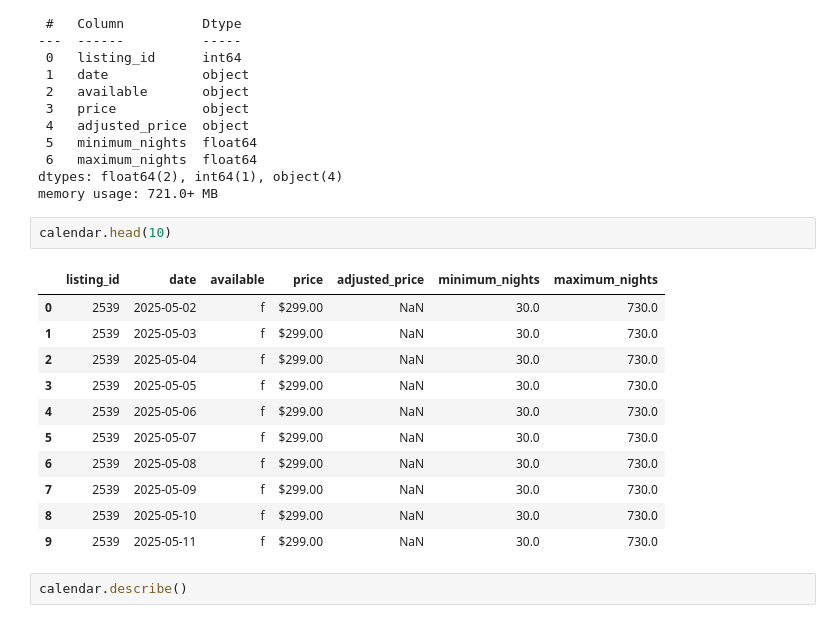
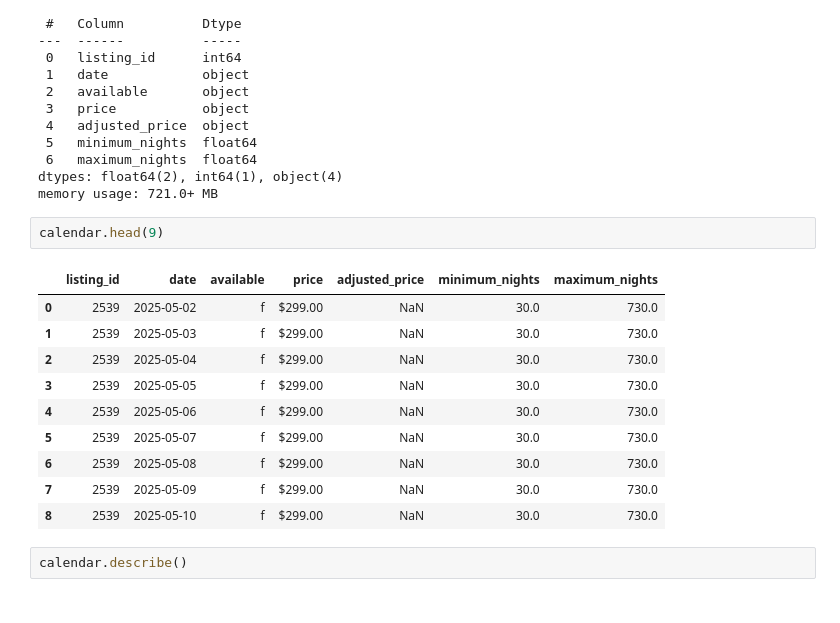
Before and after one commit to lezhangg/airbnb-marketplace-ab-test, a Jupyter notebook: notebook/01_data_loading_eda.ipynb, the cells around one changed output. Saved outputs shown, nothing was run; the diff lists cells and outputs as text.

```diff
--- a/notebook/01_data_loading_eda.ipynb
+++ b/notebook/01_data_loading_eda.ipynb
@@ -46,19 +46,18 @@ Data columns (total 7 columns):
 dtypes: float64(2), int64(1), object(4)
 memory usage: 721.0+ MB
 # %%
-calendar.head(10)
+calendar.head(9)
 # %% [output]
 |  | listing_id | date | available | price | adjusted_price | minimum_nights | maximum_nights |
 | 0 | 2539 | 2025-05-02 | f | $299.00 | NaN | 30.0 | 730.0 |
 | 1 | 2539 | 2025-05-03 | f | $299.00 | NaN | 30.0 | 730.0 |
 | 2 | 2539 | 2025-05-04 | f | $299.00 | NaN | 30.0 | 730.0 |
 | 3 | 2539 | 2025-05-05 | f | $299.00 | NaN | 30.0 | 730.0 |
 | 4 | 2539 | 2025-05-06 | f | $299.00 | NaN | 30.0 | 730.0 |
 | 5 | 2539 | 2025-05-07 | f | $299.00 | NaN | 30.0 | 730.0 |
 | 6 | 2539 | 2025-05-08 | f | $299.00 | NaN | 30.0 | 730.0 |
 | 7 | 2539 | 2025-05-09 | f | $299.00 | NaN | 30.0 | 730.0 |
 | 8 | 2539 | 2025-05-10 | f | $299.00 | NaN | 30.0 | 730.0 |
-| 9 | 2539 | 2025-05-11 | f | $299.00 | NaN | 30.0 | 730.0 |
 # %%
 calendar.describe()
 # %% [output]
```
Also changed, not shown: parts of 14 cells of this notebook.
